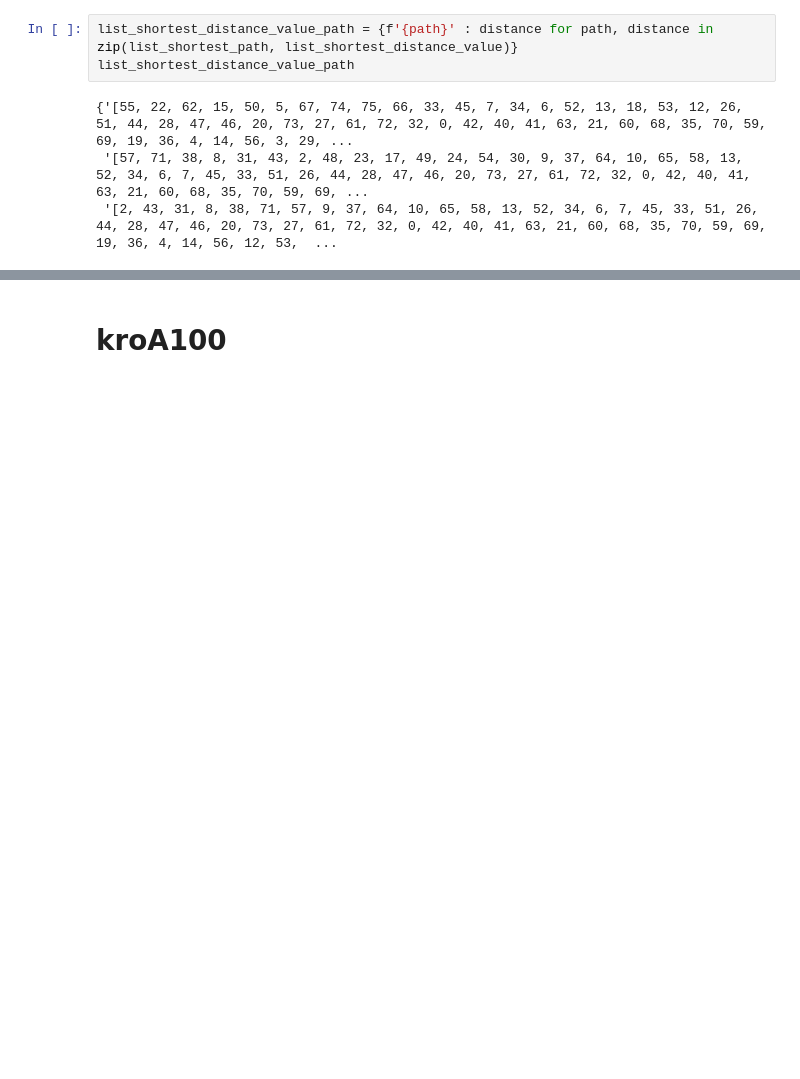
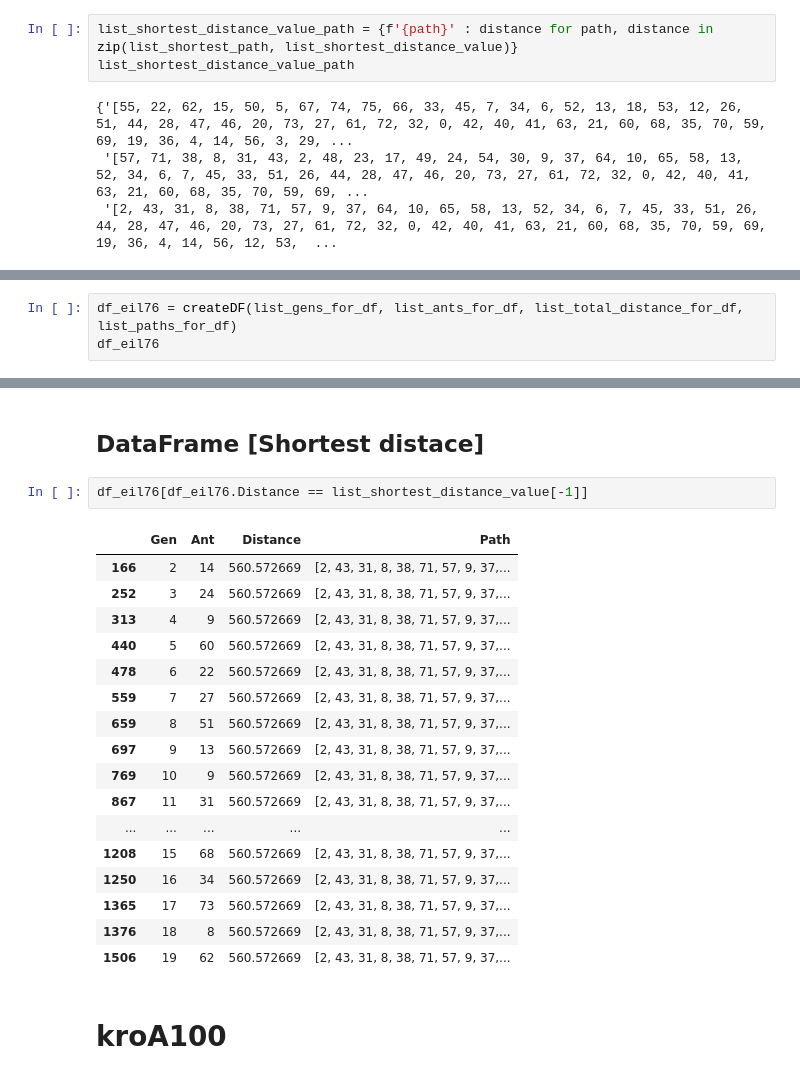
Before and after one commit to x-teerawat/senior-project, a Jupyter notebook: AS Algorithm V1.ipynb, the cells around one changed output, grey strips where cells are left out. Drawn from its saved outputs; the diff is of its cells as text; blank space fills up the shorter version.

```diff
--- a/AS Algorithm V1.ipynb
+++ b/AS Algorithm V1.ipynb
@@ -756,0 +859,3 @@ list_shortest_distance_value_path
+# %%
+df_eil76 = createDF(list_gens_for_df, list_ants_for_df, list_total_distance_for_df, list_paths_for_df)
+df_eil76
@@ -757,3 +876,25 @@ list_shortest_distance_value_path
+# %% [markdown]
+## DataFrame [Shortest distace]
+# %%
+df_eil76[df_eil76.Distance == list_shortest_distance_value[-1]]
+# %% [output]
+|  | Gen | Ant | Distance | Path |
+| 166 | 2 | 14 | 560.572669 | [2, 43, 31, 8, 38, 71, 57, 9, 37,... |
+| 252 | 3 | 24 | 560.572669 | [2, 43, 31, 8, 38, 71, 57, 9, 37,... |
+| 313 | 4 | 9 | 560.572669 | [2, 43, 31, 8, 38, 71, 57, 9, 37,... |
+| 440 | 5 | 60 | 560.572669 | [2, 43, 31, 8, 38, 71, 57, 9, 37,... |
+| 478 | 6 | 22 | 560.572669 | [2, 43, 31, 8, 38, 71, 57, 9, 37,... |
+| 559 | 7 | 27 | 560.572669 | [2, 43, 31, 8, 38, 71, 57, 9, 37,... |
+| 659 | 8 | 51 | 560.572669 | [2, 43, 31, 8, 38, 71, 57, 9, 37,... |
+| 697 | 9 | 13 | 560.572669 | [2, 43, 31, 8, 38, 71, 57, 9, 37,... |
+| 769 | 10 | 9 | 560.572669 | [2, 43, 31, 8, 38, 71, 57, 9, 37,... |
+| 867 | 11 | 31 | 560.572669 | [2, 43, 31, 8, 38, 71, 57, 9, 37,... |
+| ... | ... | ... | ... | ... |
+| 1208 | 15 | 68 | 560.572669 | [2, 43, 31, 8, 38, 71, 57, 9, 37,... |
+| 1250 | 16 | 34 | 560.572669 | [2, 43, 31, 8, 38, 71, 57, 9, 37,... |
+| 1365 | 17 | 73 | 560.572669 | [2, 43, 31, 8, 38, 71, 57, 9, 37,... |
+| 1376 | 18 | 8 | 560.572669 | [2, 43, 31, 8, 38, 71, 57, 9, 37,... |
+| 1506 | 19 | 62 | 560.572669 | [2, 43, 31, 8, 38, 71, 57, 9, 37,... |
 # %% [markdown]
 # kroA100
 # %% [markdown]
```
Also changed, not shown: parts of 37 cells of this notebook, 4 other files.
